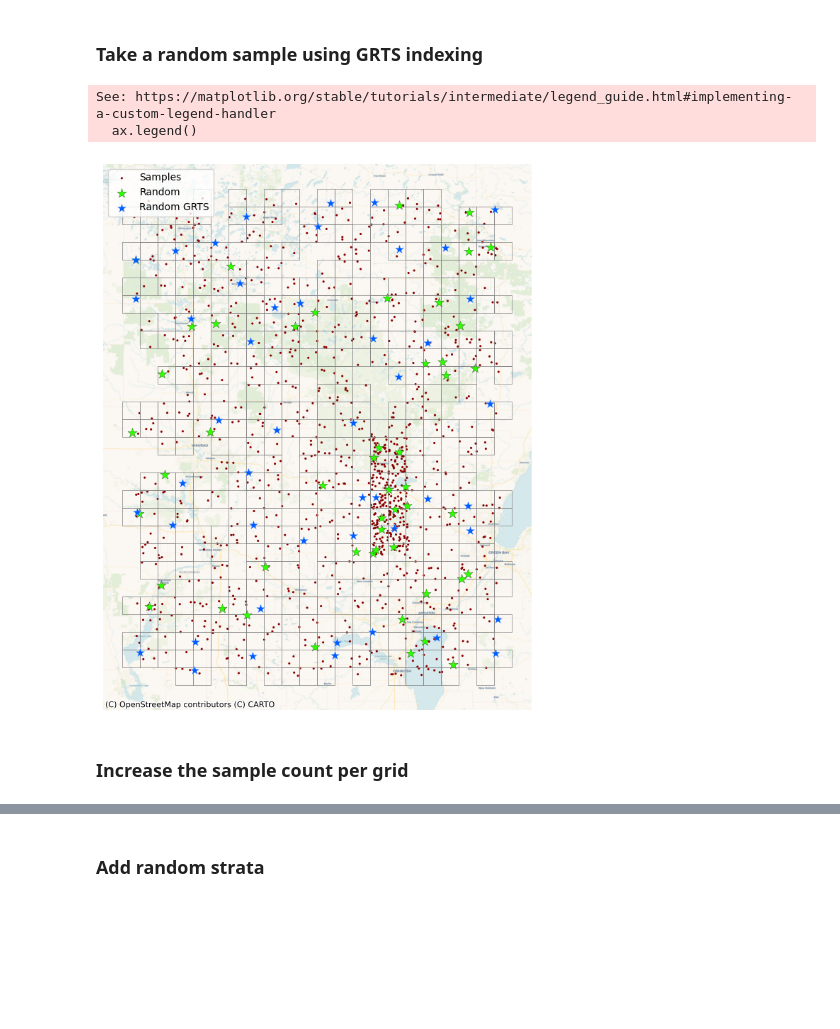
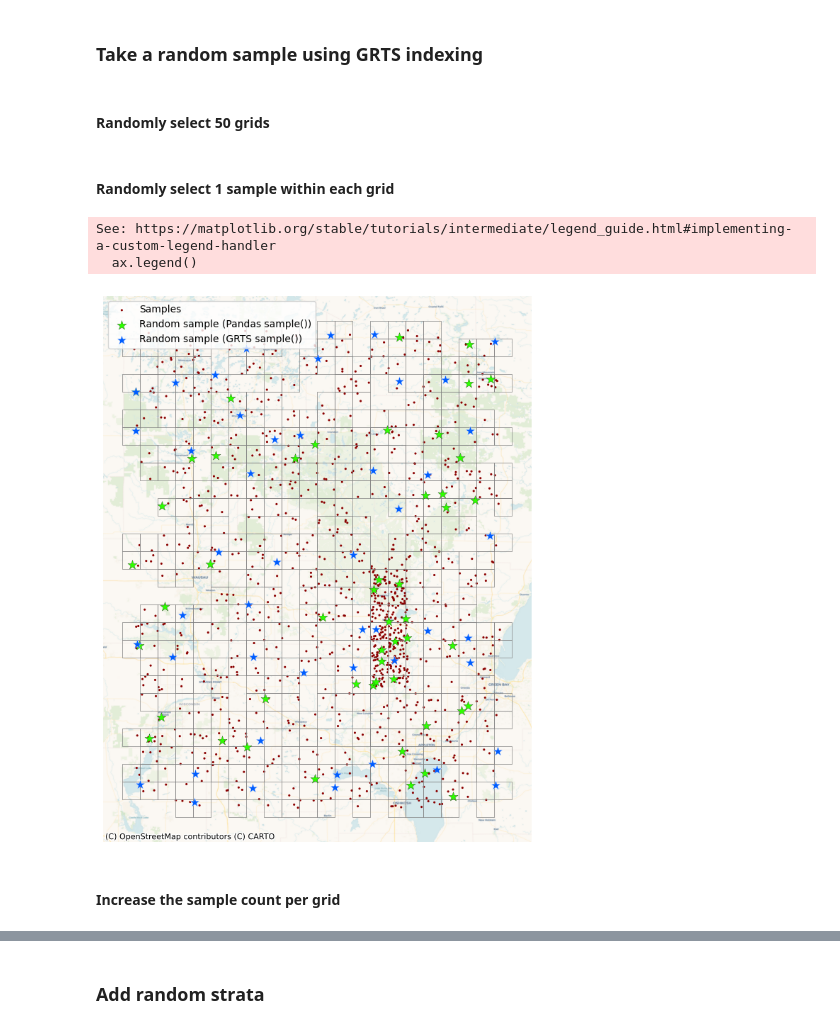
Before and after one commit to jgrss/pygrts, a Jupyter notebook: notebooks/sample.ipynb, the cells around one changed output, grey strips where cells are left out. Saved outputs shown, nothing was run; the diff lists cells and outputs as text; code cells hidden in the pictures; blank space fills up the shorter version.

```diff
--- a/notebooks/sample.ipynb
+++ b/notebooks/sample.ipynb
@@ -70,10 +70,16 @@ See: https://matplotlib.org/stable/tutorials/intermediate/legend_guide.html#impl
 [figure]
 # %% [markdown]
 ### Take a random sample using GRTS indexing
+# %% [markdown]
+#### Randomly select 50 grids
 # %%
 n = 50
+# %% [markdown]
+#### Randomly select 1 sample within each grid
+# %%
+samples_per_grid = 1
 # %%
-samp_df = qt.sample(n=n, samples_per_grid=1, random_state=100)
+samp_df = qt.sample(n=n, samples_per_grid=samples_per_grid, random_state=100)
 # %%
 fig, ax = plt.subplots(figsize=(7, 8), dpi=100)
 
@@ -92,35 +98,35 @@ df.sample(n=n, replace=False, random_state=100).plot(
     ec="k",
     lw=0.2,
     markersize=100,
     marker="*",
-    label="Random",
+    label="Random sample (Pandas sample())",
     categorical=True,
     legend=True,
     ax=ax,
 )
 samp_df.plot(
     color="#005dff",
     ec="white",
     lw=0.2,
     markersize=100,
     marker="*",
-    label="Random GRTS",
+    label="Random sample (GRTS sample())",
     categorical=True,
     legend=True,
     ax=ax,
 )
 cx.add_basemap(
     ax,
     crs=df.crs,
     source=cx.providers.CartoDB.Voyager,
     zoom=10,
 )
 ax.axis("off")
 ax.legend()
 plt.tight_layout()
 # %% [output]
 See: https://matplotlib.org/stable/tutorials/intermediate/legend_guide.html#implementing-a-custom-legend-handler
   ax.legend()
-[figure, old version]
+[figure, new version]
 # %% [markdown]
-### Increase the sample count per grid
+#### Increase the sample count per grid
```
Also changed, not shown: parts of 11 cells of this notebook, 1 other file.
